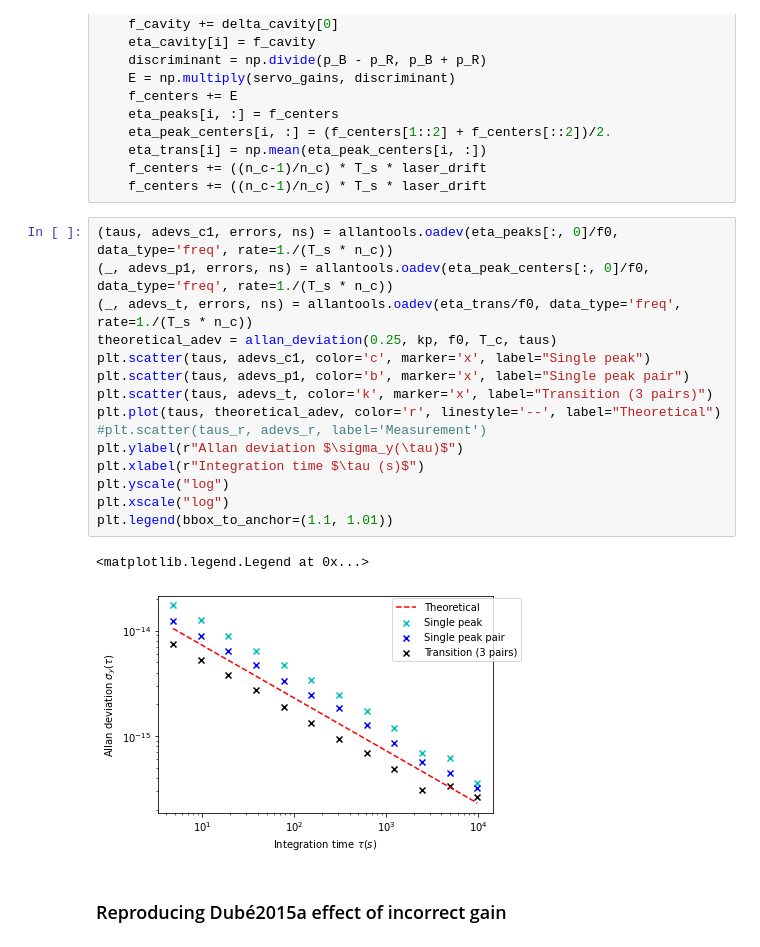
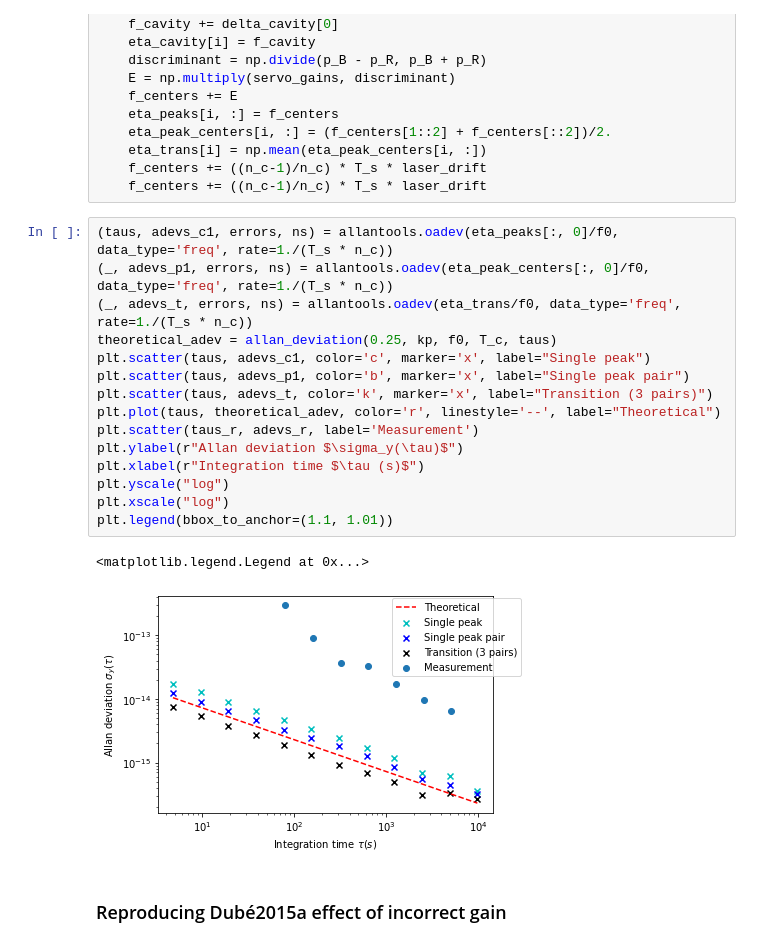
Before and after one commit to speug/srservosim, a Jupyter notebook: notebooks/servosimtests.ipynb, the cells around one changed output. Saved outputs shown, nothing was run; the diff lists cells and outputs as text.

```diff
--- a/notebooks/servosimtests.ipynb
+++ b/notebooks/servosimtests.ipynb
@@ -364,21 +364,21 @@ for i in range(1, len(t)):
 # %%
 (taus, adevs_c1, errors, ns) = allantools.oadev(eta_peaks[:, 0]/f0, data_type='freq', rate=1./(T_s * n_c))
 (_, adevs_p1, errors, ns) = allantools.oadev(eta_peak_centers[:, 0]/f0, data_type='freq', rate=1./(T_s * n_c))
 (_, adevs_t, errors, ns) = allantools.oadev(eta_trans/f0, data_type='freq', rate=1./(T_s * n_c))
 theoretical_adev = allan_deviation(0.25, kp, f0, T_c, taus)
 plt.scatter(taus, adevs_c1, color='c', marker='x', label="Single peak")
 plt.scatter(taus, adevs_p1, color='b', marker='x', label="Single peak pair")
 plt.scatter(taus, adevs_t, color='k', marker='x', label="Transition (3 pairs)")
 plt.plot(taus, theoretical_adev, color='r', linestyle='--', label="Theoretical")
-#plt.scatter(taus_r, adevs_r, label='Measurement')
+plt.scatter(taus_r, adevs_r, label='Measurement')
 plt.ylabel(r"Allan deviation $\sigma_y(\tau)$")
 plt.xlabel(r"Integration time $\tau (s)$")
 plt.yscale("log")
 plt.xscale("log")
 plt.legend(bbox_to_anchor=(1.1, 1.01))
 # %% [output]
 <matplotlib.legend.Legend at 0x...>
-[figure, old version]
+[figure, new version]
 # %% [markdown]
 ### Reproducing Dubé2015a effect of incorrect gain
 # %%
```
Also changed, not shown: parts of 2 cells of this notebook, 4 other files.
